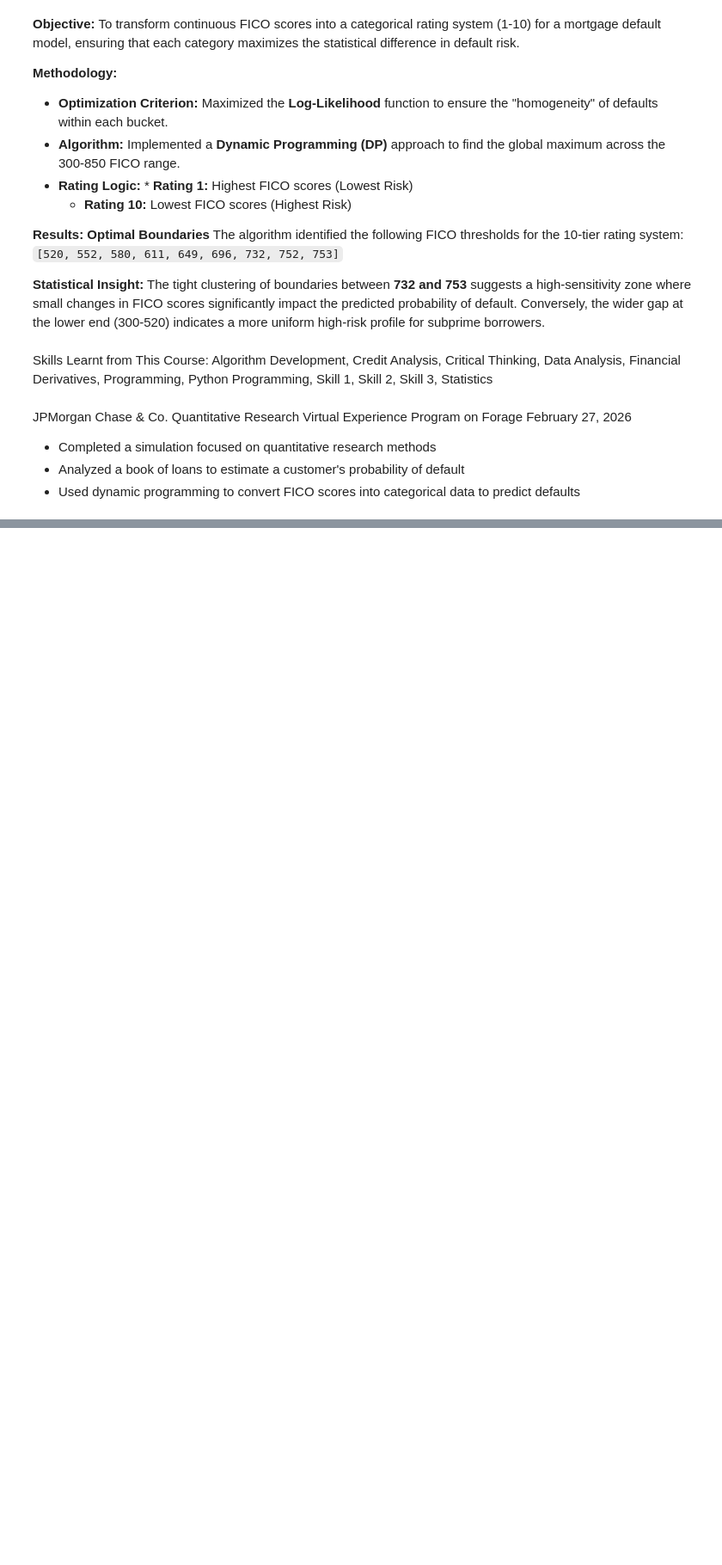
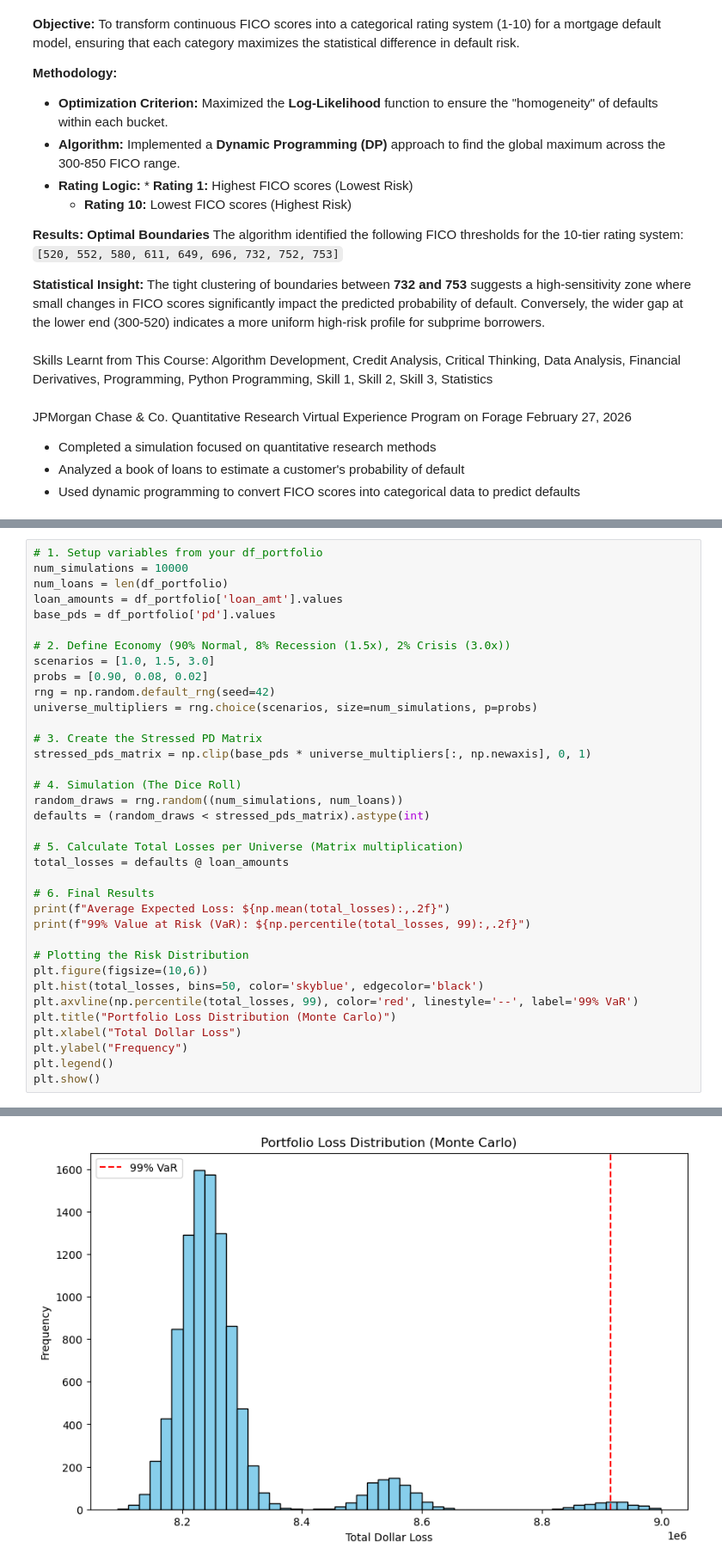
Before and after one commit to Risalat765/Credit-Risk-Mortgage-Portfolio-Valuation, a Jupyter notebook: JPMorgan_Loan.ipynb, the cells around one changed output, grey strips where cells are left out. Shown at 86% size. Drawn from its saved outputs; the diff is of its cells as text; blank space fills up the shorter version.

Commit message:
MonteCarlo

```diff
--- a/JPMorgan_Loan.ipynb
+++ b/JPMorgan_Loan.ipynb
@@ -418,0 +503,37 @@ February 27, 2026
+# %%
+# 1. Setup variables from your df_portfolio
+num_simulations = 10000
+num_loans = len(df_portfolio)
+loan_amounts = df_portfolio['loan_amt'].values
+base_pds = df_portfolio['pd'].values
+
+# 2. Define Economy (90% Normal, 8% Recession (1.5x), 2% Crisis (3.0x))
+scenarios = [1.0, 1.5, 3.0]
+probs = [0.90, 0.08, 0.02]
+rng = np.random.default_rng(seed=42)
+universe_multipliers = rng.choice(scenarios, size=num_simulations, p=probs)
+
+# 3. Create the Stressed PD Matrix
+stressed_pds_matrix = np.clip(base_pds * universe_multipliers[:, np.newaxis], 0, 1)
+
+# 4. Simulation (The Dice Roll)
+random_draws = rng.random((num_simulations, num_loans))
+defaults = (random_draws < stressed_pds_matrix).astype(int)
+
+# 5. Calculate Total Losses per Universe (Matrix multiplication)
+total_losses = defaults @ loan_amounts
+
+# 6. Final Results
+print(f"Average Expected Loss: ${np.mean(total_losses):,.2f}")
+print(f"99% Value at Risk (VaR): ${np.percentile(total_losses, 99):,.2f}")
+
+# Plotting the Risk Distribution
+plt.figure(figsize=(10,6))
+plt.hist(total_losses, bins=50, color='skyblue', edgecolor='black')
+plt.axvline(np.percentile(total_losses, 99), color='red', linestyle='--', label='99% VaR')
+plt.title("Portfolio Loss Distribution (Monte Carlo)")
+plt.xlabel("Total Dollar Loss")
+plt.ylabel("Frequency")
+plt.legend()
+plt.show()
+# %% [output]
@@ -418,0 +542 @@ February 27, 2026
+[figure, added]
```
Also changed, not shown: parts of 12 cells of this notebook, 1 other file.
